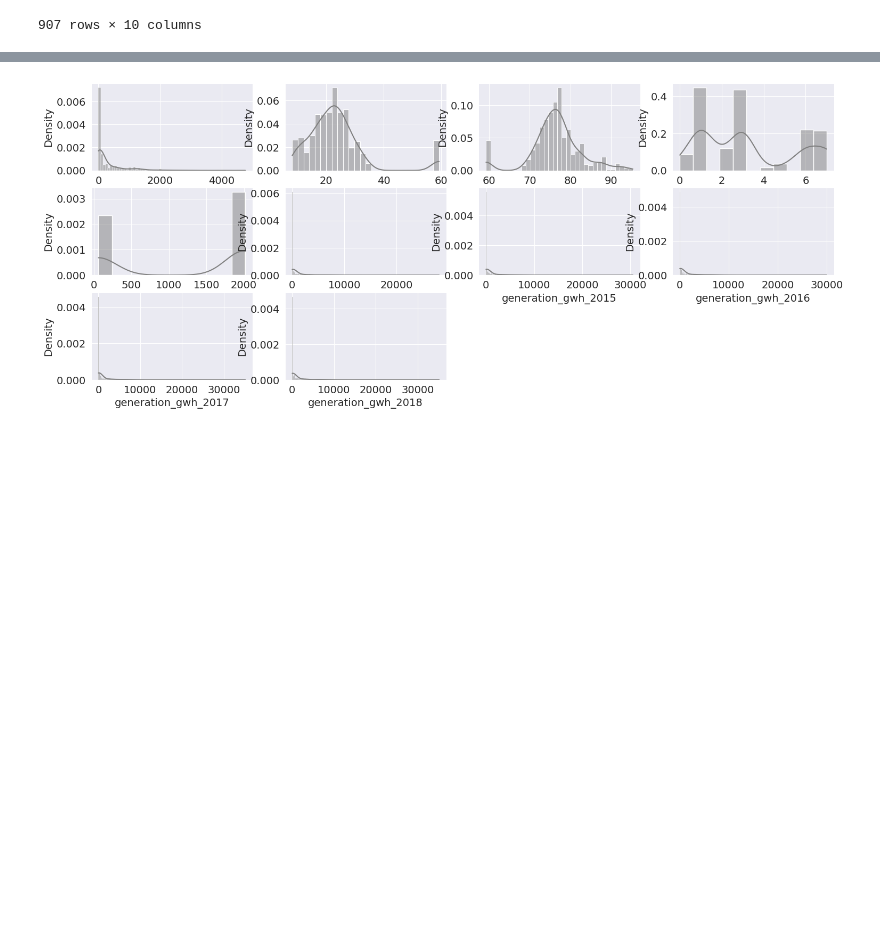
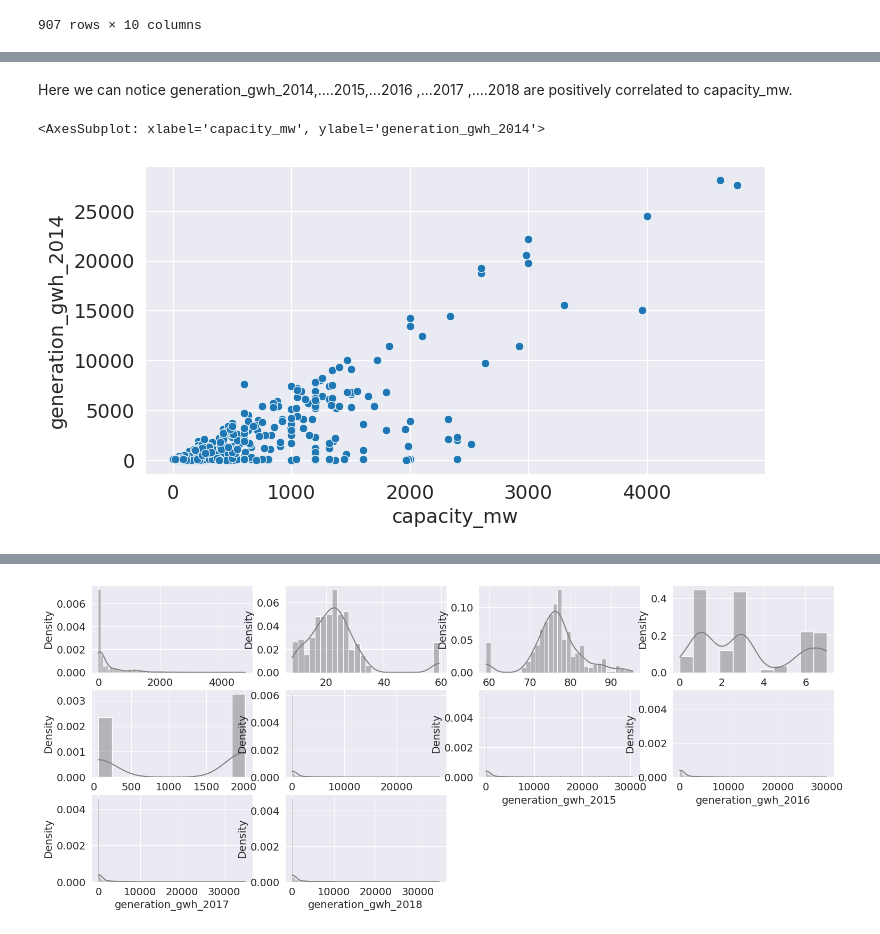
Before and after one commit to ChinarVyas/Evaluation-Projects, a Jupyter notebook: Phase:II/Global_Power_Plant_Database.ipynb, the cells around one changed output, grey strips where cells are left out. Cells and saved outputs as stored; diff of their text form; code cells hidden in the pictures; blank space fills up the shorter version.

```diff
--- a/Phase:II/Global_Power_Plant_Database.ipynb
+++ b/Phase:II/Global_Power_Plant_Database.ipynb
@@ -327,0 +345,8 @@ gpp1
+# %% [markdown]
+Here we can notice generation_gwh_2014,....2015,...2016 ,...2017 ,....2018 are positively correlated to capacity_mw.
+# %%
+plt.figure(figsize=(8,4))
+sns.scatterplot(x='capacity_mw',y='generation_gwh_2014',data=gpp1)
+# %% [output]
+<AxesSubplot: xlabel='capacity_mw', ylabel='generation_gwh_2014'>
+[figure, added]
```
Also changed, not shown: parts of 25 cells of this notebook.
